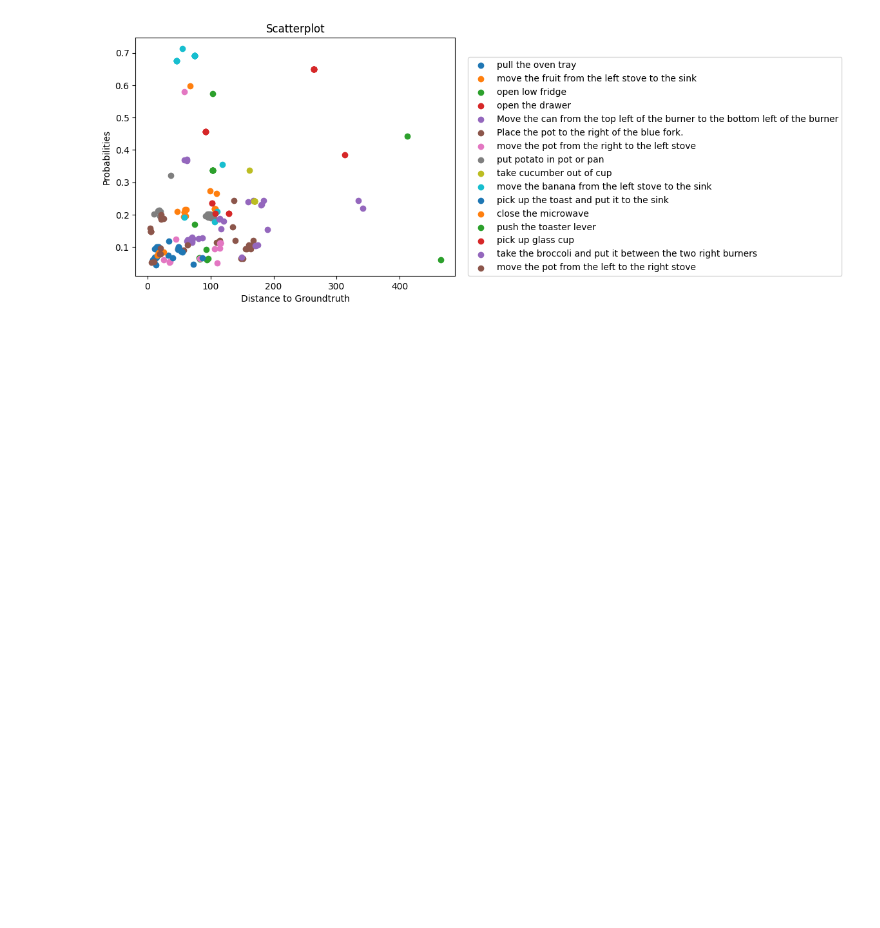
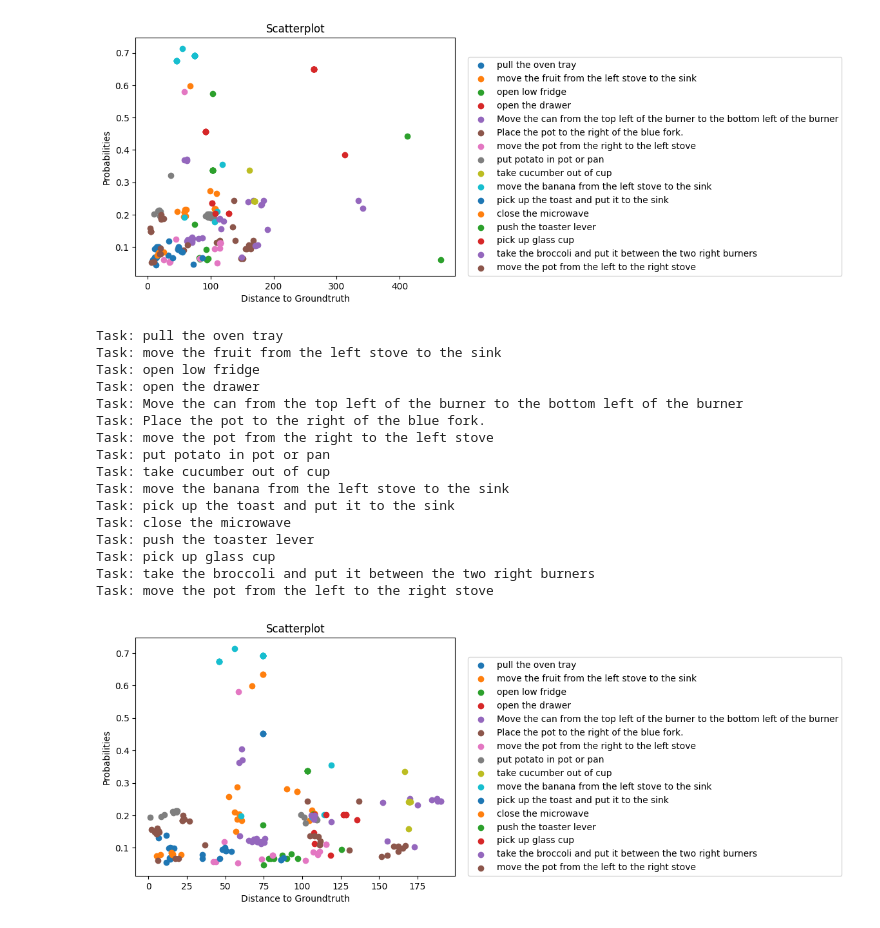
Before and after one commit to NIYI100/xai-praktikum, a Jupyter notebook: molmo/PlotScatter.ipynb, the cells around one changed output. Saved outputs shown, nothing was run; the diff lists cells and outputs as text; code cells hidden in the pictures; blank space fills up the shorter version.

Commit message:
Added scatterplot without outliers

```diff
--- a/molmo/PlotScatter.ipynb
+++ b/molmo/PlotScatter.ipynb
@@ -97,3 +97,68 @@ Task: pick up glass cup
 Task: take the broccoli and put it between the two right burners
 Task: move the pot from the left to the right stove
 [figure]
+# %%
+tasks, images, ground_truths, _ = extract_all("../data/base_experiments")
+softmax_fn = torch.nn.Softmax(dim=-1)
+
+
+list_of_distances = []
+list_of_probs = []
+for i in range(len(tasks)):
+    task = tasks[i]
+    ground_truth = ground_truths[i]
+    prompt_what = prompt_start + task + prompt_what_to_move + prompt_end_what_to_move
+    prompt_where = prompt_start + task + prompt_where_to_place + prompt_end_where_to_place
+    print(f"Task: {task}")
+
+    distances = [[],[]]
+    probs = [[],[]]
+
+    with Image.open(images[i]) as image:
+        image_width = image.width
+        image_height = image.height
+
+        prompts = [prompt_what]
+        if (len(ground_truth) == 2):
+            prompts.append(prompt_where)
+
+        for k in range(len(prompts)):
+            for j in range(8):
+                output_text, output, inputs = do_inference(image, prompts[k], model, processor)
+
+                coordinates = get_coordinates(output_text, image_width, image_height)
+                if len(coordinates) == 1:
+                    dist = calculate_euclidian_distance(coordinates[0], ground_truth[k])
+                    if (dist < 250):
+                        distances[k].append(dist)
+
+                        coord_probs = calculate_probability_of_coordinates(output, inputs, processor)
+
+                        probs[k].append(coord_probs)
+
+
+    list_of_distances.append(distances[0] + distances[1])
+    list_of_probs.append(probs[0] + probs[1])
+
+
+
+
+plot_scatter(tasks, list_of_probs, list_of_distances)
+# %% [output]
+Task: pull the oven tray
+Task: move the fruit from the left stove to the sink
+Task: open low fridge
+Task: open the drawer
+Task: Move the can from the top left of the burner to the bottom left of the burner
+Task: Place the pot to the right of the blue fork.
+Task: move the pot from the right to the left stove
+Task: put potato in pot or pan
+Task: take cucumber out of cup
+Task: move the banana from the left stove to the sink
+Task: pick up the toast and put it to the sink
+Task: close the microwave
+Task: push the toaster lever
+Task: pick up glass cup
+Task: take the broccoli and put it between the two right burners
+Task: move the pot from the left to the right stove
+[figure, added]
```
